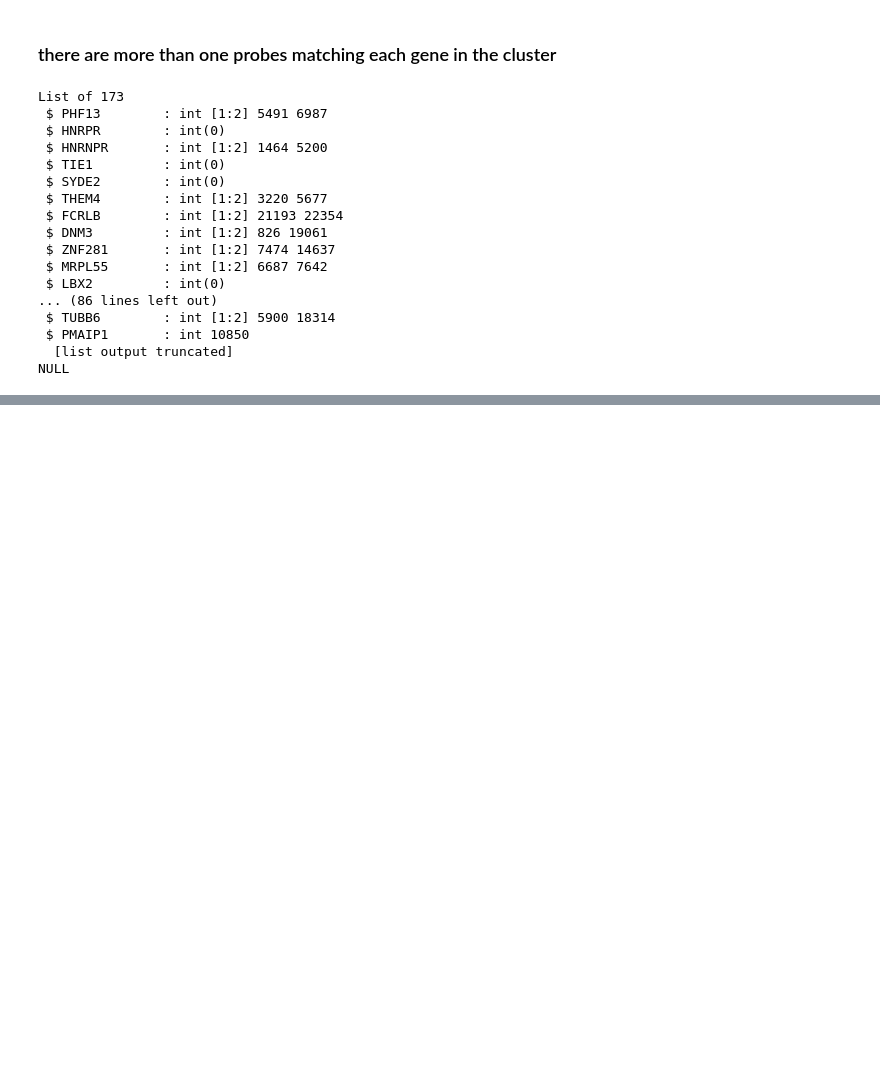
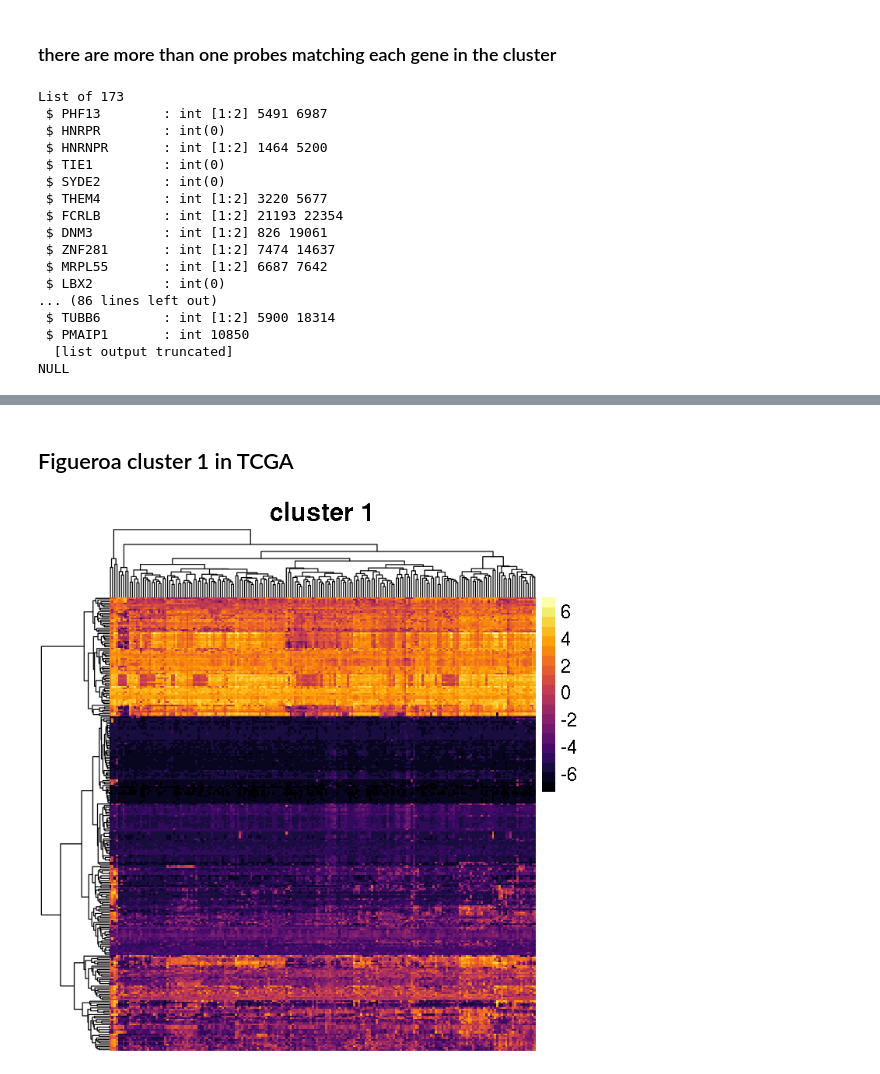
Before and after one commit to Mamie/MethylationPrediction, a Jupyter notebook: notes/Figueroa clustering.ipynb, the cells around one changed output, grey strips where cells are left out. Saved outputs shown, nothing was run; the diff lists cells and outputs as text; code cells hidden in the pictures; blank space fills up the shorter version.

Commit message:
Decide number of clusters on the probes

```diff
--- a/notes/Figueroa clustering.ipynb
+++ b/notes/Figueroa clustering.ipynb
@@ -227,0 +225,2 @@ length(test)
+# %%
+HM27.processed <- apply(HM27.processed, 2, Beta2M)
@@ -227,0 +239,20 @@ length(test)
+# %%
+PlotHeatmap <- function(i) {
+    idx <- FindIdx(cluster.probes[[i]])
+    options(repr.plot.width=6, repr.plot.height=6)
+    pheatmap(
+      mat               = HM27.processed[unlist(idx),],
+      color             = inferno(20),
+      border_color      = NA,
+      show_colnames     = FALSE,
+      show_rownames     = FALSE,
+      fontsize          = 14,
+      main              = paste0("cluster ", i)
+    )
+}
+# %% [markdown]
+## Figueroa cluster 1 in TCGA
+# %%
+PlotHeatmap(1)
+# %% [output]
+[figure, added]
```
Also changed, not shown: parts of 34 cells of this notebook.
